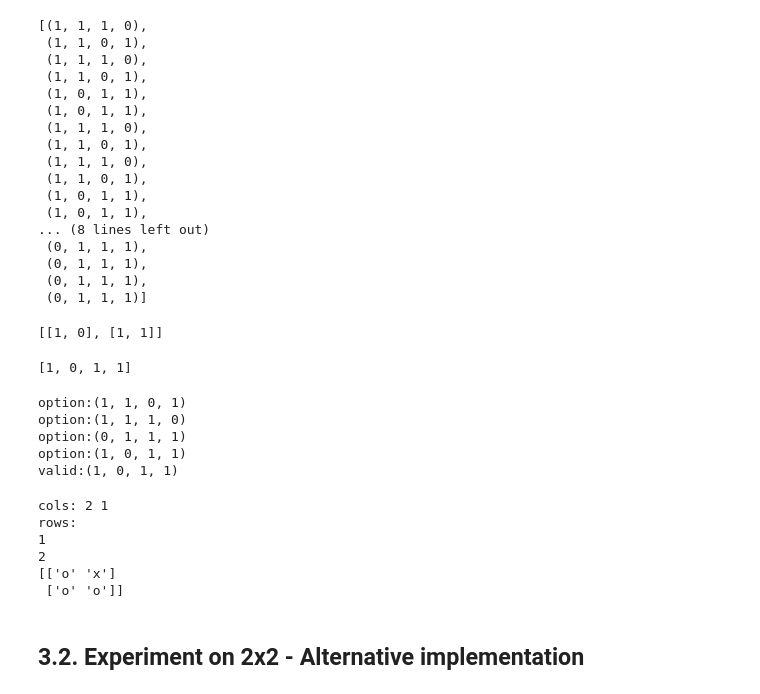
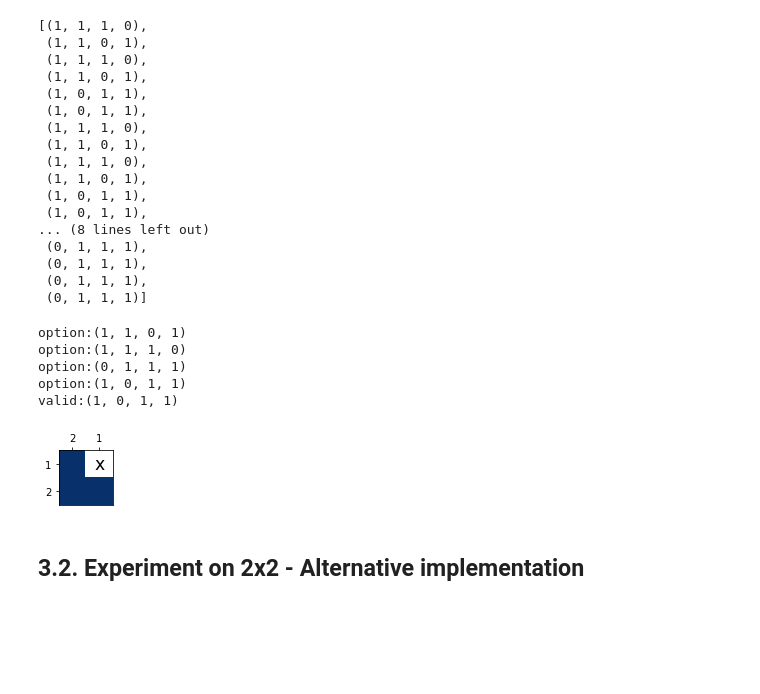
Before and after one commit to cfalguiere/python_experiments, a Jupyter notebook: nono/05-POCs.ipynb, the cells around one changed output. Saved outputs shown, nothing was run; the diff lists cells and outputs as text; code cells hidden in the pictures; blank space fills up the shorter version.

```diff
--- a/nono/05-POCs.ipynb
+++ b/nono/05-POCs.ipynb
@@ -346,3 +112,8 @@ cells_count = len(clues2x2['rows']) * len(clues2x2['cols'])
+# %%
+# create the game engine
+puzzle2x2 = Puzzle(clues2x2)
+game2x2 = GameEngine(puzzle2x2, solution2x2)
+board2x2 = game2x2.board
 # %%
 from itertools import repeat, chain, tee
 # 3 blacks
@@ -381,18 +153,6 @@ list(debug_iterator)
  (0, 1, 1, 1),
  (0, 1, 1, 1),
  (0, 1, 1, 1)]
-# %%
-# create the game engine
-engine = GameEngine(clues2x2, solution2x2)
-engine.solution.tolist()
-# %% [output]
-[[1, 0], [1, 1]]
-# %%
-# reshape flat the list into a 1D array
-flat_solution = engine.solution.reshape(cells_count).tolist()
-flat_solution
-# %% [output]
-[1, 0, 1, 1]
 # %%
 import numpy as np
 
@@ -411,14 +170,9 @@ option:(0, 1, 1, 1)
 option:(1, 0, 1, 1)
 valid:(1, 0, 1, 1)
 # %%
-board2x2.prettyprint()
+game2x2.show_board()
 # %% [output]
-cols: 2 1
-rows:
-1
-2
-[['o' 'x']
- ['o' 'o']]
+[figure, added]
 # %% [markdown]
 ## 3.2. Experiment on 2x2 - Alternative implementation
 # %% [markdown]
```
Also changed, not shown: parts of 76 cells of this notebook, 2 other files.
